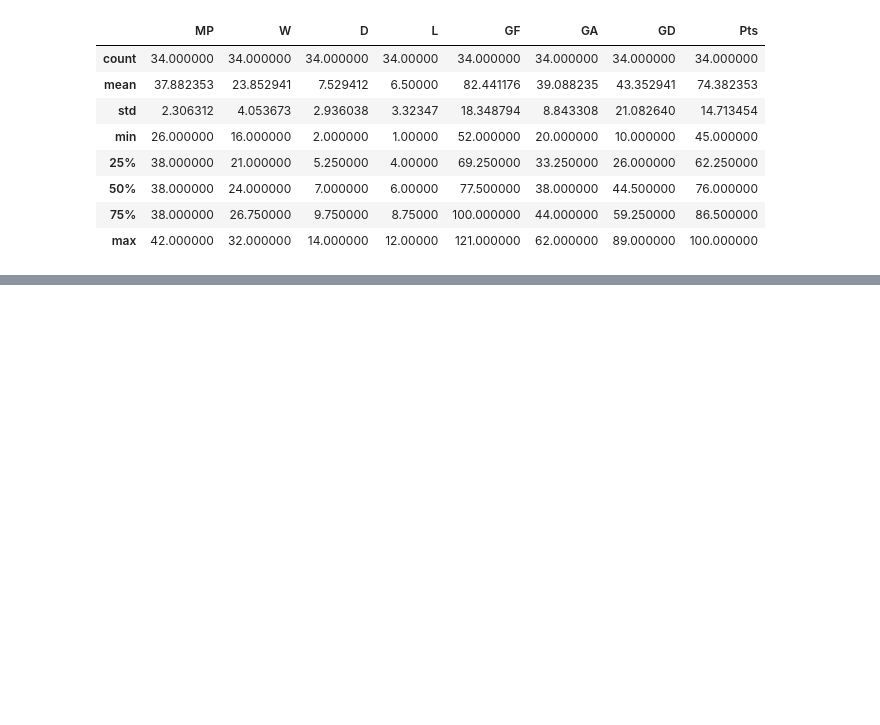
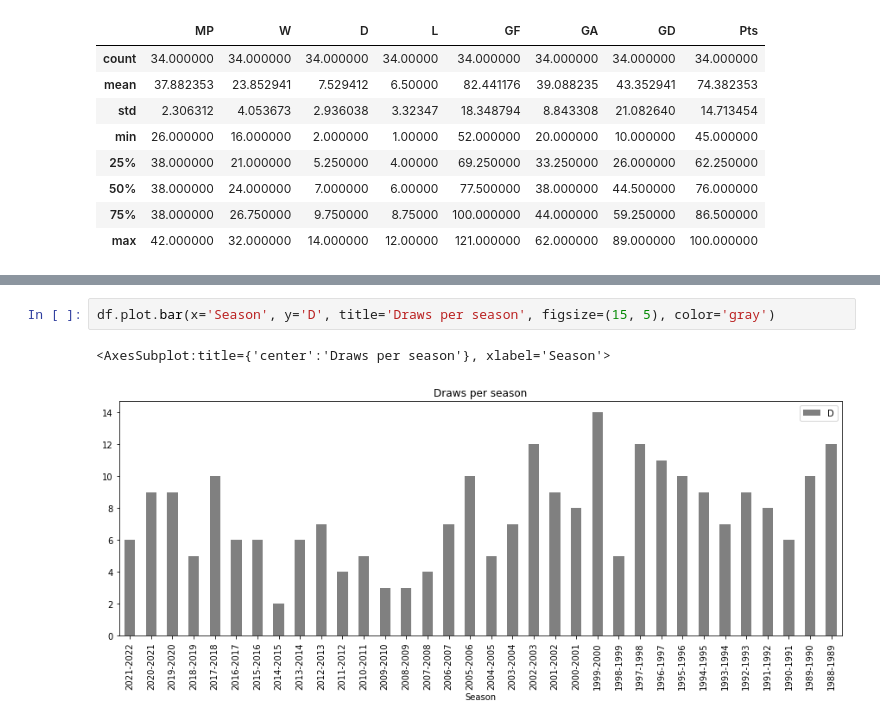
Before and after one commit to RoloPineda/real-madrid-stats, a Jupyter notebook: soccer-stats.ipynb, the cells around one changed output, grey strips where cells are left out. Cells and saved outputs as stored; diff of their text form; blank space fills up the shorter version.

```diff
--- a/soccer-stats.ipynb
+++ b/soccer-stats.ipynb
@@ -95,0 +127,5 @@ df.describe()
+# %%
+df.plot.bar(x='Season', y='D', title='Draws per season', figsize=(15, 5), color='gray')
+# %% [output]
+<AxesSubplot:title={'center':'Draws per season'}, xlabel='Season'>
+[figure, added]
```
Also changed, not shown: parts of 9 cells of this notebook.
